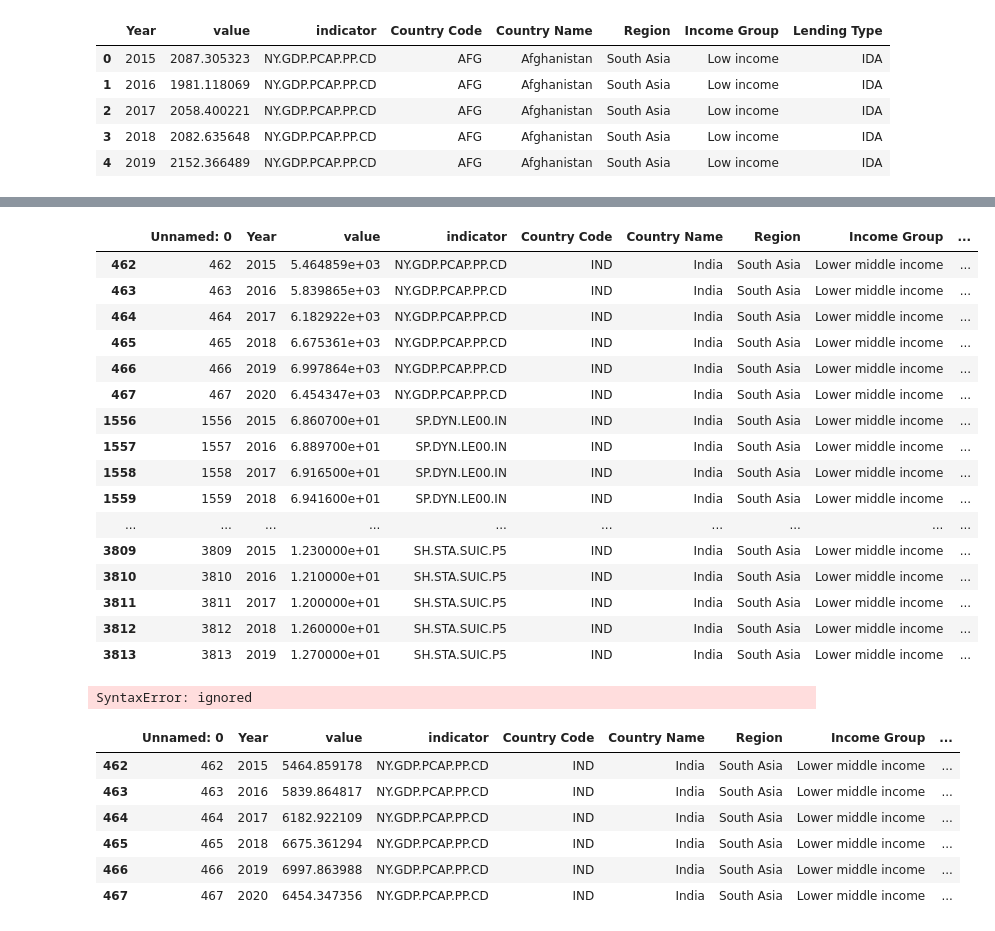
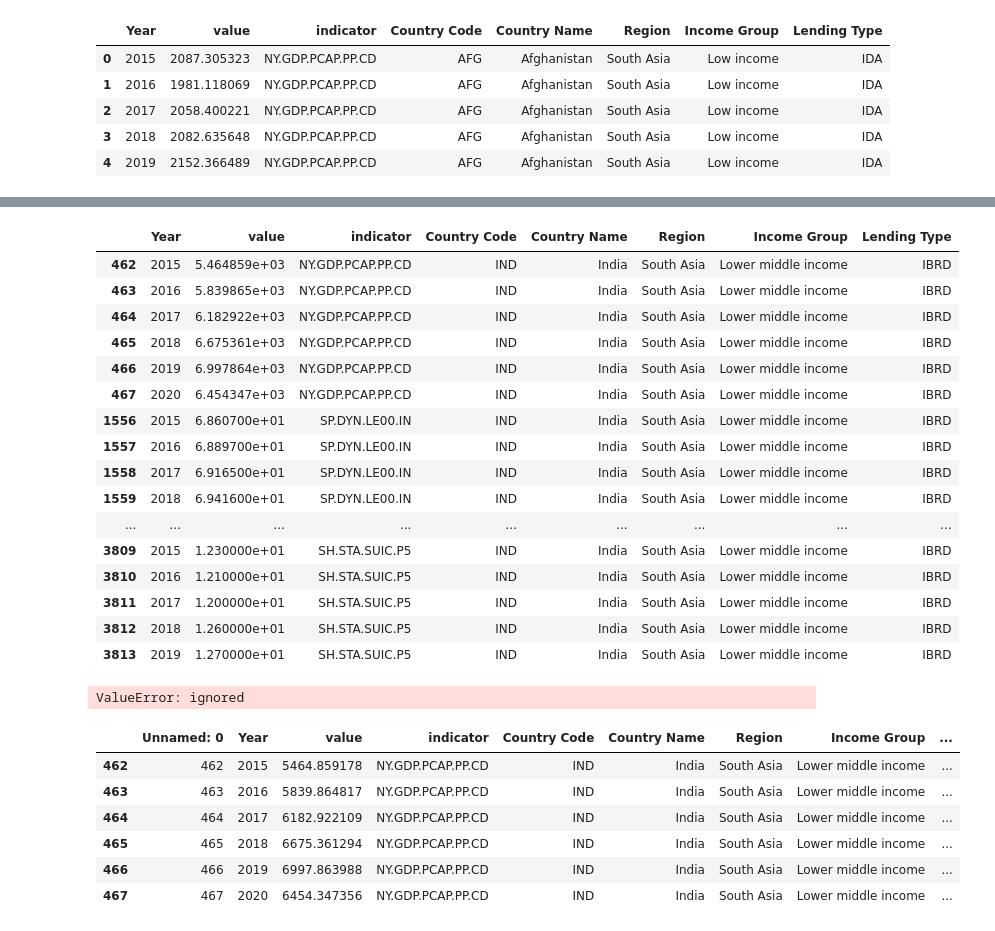
Before and after one commit to NihaRGali/data690_NihaGali, a Jupyter notebook: assignment_07/in_class_practice_07.ipynb, the cells around one changed output, grey strips where cells are left out. Cells and saved outputs as stored; diff of their text form; code cells hidden in the pictures.

```diff
--- a/assignment_07/in_class_practice_07.ipynb
+++ b/assignment_07/in_class_practice_07.ipynb
@@ -47,35 +56,35 @@ df_new.head()
 # %%
 #df_ind = df_new.query(""Country Code'"=="IND") #not working becauase of space btw the column name
-df_ind = df_new[df["Country Code"]=="IND"]
+df_ind = df_new[df_new["Country Code"]=="IND"]
 df_ind
 # %% [output]
-|  | Unnamed: 0 | Year | value | indicator | Country Code | Country Name | Region | Income Group | ... |
-| 462 | 462 | 2015 | 5.464859e+03 | NY.GDP.PCAP.PP.CD | IND | India | South Asia | Lower middle income | ... |
-| 463 | 463 | 2016 | 5.839865e+03 | NY.GDP.PCAP.PP.CD | IND | India | South Asia | Lower middle income | ... |
-| 464 | 464 | 2017 | 6.182922e+03 | NY.GDP.PCAP.PP.CD | IND | India | South Asia | Lower middle income | ... |
-| 465 | 465 | 2018 | 6.675361e+03 | NY.GDP.PCAP.PP.CD | IND | India | South Asia | Lower middle income | ... |
-| 466 | 466 | 2019 | 6.997864e+03 | NY.GDP.PCAP.PP.CD | IND | India | South Asia | Lower middle income | ... |
-| 467 | 467 | 2020 | 6.454347e+03 | NY.GDP.PCAP.PP.CD | IND | India | South Asia | Lower middle income | ... |
-| 1556 | 1556 | 2015 | 6.860700e+01 | SP.DYN.LE00.IN | IND | India | South Asia | Lower middle income | ... |
-| 1557 | 1557 | 2016 | 6.889700e+01 | SP.DYN.LE00.IN | IND | India | South Asia | Lower middle income | ... |
-| 1558 | 1558 | 2017 | 6.916500e+01 | SP.DYN.LE00.IN | IND | India | South Asia | Lower middle income | ... |
-| 1559 | 1559 | 2018 | 6.941600e+01 | SP.DYN.LE00.IN | IND | India | South Asia | Lower middle income | ... |
-| ... | ... | ... | ... | ... | ... | ... | ... | ... | ... |
-| 3809 | 3809 | 2015 | 1.230000e+01 | SH.STA.SUIC.P5 | IND | India | South Asia | Lower middle income | ... |
-| 3810 | 3810 | 2016 | 1.210000e+01 | SH.STA.SUIC.P5 | IND | India | South Asia | Lower middle income | ... |
-| 3811 | 3811 | 2017 | 1.200000e+01 | SH.STA.SUIC.P5 | IND | India | South Asia | Lower middle income | ... |
-| 3812 | 3812 | 2018 | 1.260000e+01 | SH.STA.SUIC.P5 | IND | India | South Asia | Lower middle income | ... |
-| 3813 | 3813 | 2019 | 1.270000e+01 | SH.STA.SUIC.P5 | IND | India | South Asia | Lower middle income | ... |
+|  | Year | value | indicator | Country Code | Country Name | Region | Income Group | Lending Type |
+| 462 | 2015 | 5.464859e+03 | NY.GDP.PCAP.PP.CD | IND | India | South Asia | Lower middle income | IBRD |
+| 463 | 2016 | 5.839865e+03 | NY.GDP.PCAP.PP.CD | IND | India | South Asia | Lower middle income | IBRD |
+| 464 | 2017 | 6.182922e+03 | NY.GDP.PCAP.PP.CD | IND | India | South Asia | Lower middle income | IBRD |
+| 465 | 2018 | 6.675361e+03 | NY.GDP.PCAP.PP.CD | IND | India | South Asia | Lower middle income | IBRD |
+| 466 | 2019 | 6.997864e+03 | NY.GDP.PCAP.PP.CD | IND | India | South Asia | Lower middle income | IBRD |
+| 467 | 2020 | 6.454347e+03 | NY.GDP.PCAP.PP.CD | IND | India | South Asia | Lower middle income | IBRD |
+| 1556 | 2015 | 6.860700e+01 | SP.DYN.LE00.IN | IND | India | South Asia | Lower middle income | IBRD |
+| 1557 | 2016 | 6.889700e+01 | SP.DYN.LE00.IN | IND | India | South Asia | Lower middle income | IBRD |
+| 1558 | 2017 | 6.916500e+01 | SP.DYN.LE00.IN | IND | India | South Asia | Lower middle income | IBRD |
+| 1559 | 2018 | 6.941600e+01 | SP.DYN.LE00.IN | IND | India | South Asia | Lower middle income | IBRD |
+| ... | ... | ... | ... | ... | ... | ... | ... | ... |
+| 3809 | 2015 | 1.230000e+01 | SH.STA.SUIC.P5 | IND | India | South Asia | Lower middle income | IBRD |
+| 3810 | 2016 | 1.210000e+01 | SH.STA.SUIC.P5 | IND | India | South Asia | Lower middle income | IBRD |
+| 3811 | 2017 | 1.200000e+01 | SH.STA.SUIC.P5 | IND | India | South Asia | Lower middle income | IBRD |
+| 3812 | 2018 | 1.260000e+01 | SH.STA.SUIC.P5 | IND | India | South Asia | Lower middle income | IBRD |
+| 3813 | 2019 | 1.270000e+01 | SH.STA.SUIC.P5 | IND | India | South Asia | Lower middle income | IBRD |
 # %%
 fig = go.Figure()
 
 trace_0 = go.Bar(
-    data_frame = df_ind.query("indicator ==NY.GDP.PCAP.PP.CD	")
-    x="Year",
-    y="value"
+    data_frame = df_ind.query("indicator =='NY.GDP.PCAP.PP.CD'"),
+    x='Year',
+    y='value'
 )
 # %% [output]
-SyntaxError: ignored
+ValueError: ignored
 # %%
 df_ind_gdpcap = df_ind.query("indicator == 'NY.GDP.PCAP.PP.CD'	")
 df_ind_gdpcap
```
Also changed, not shown: parts of 2 cells of this notebook.
